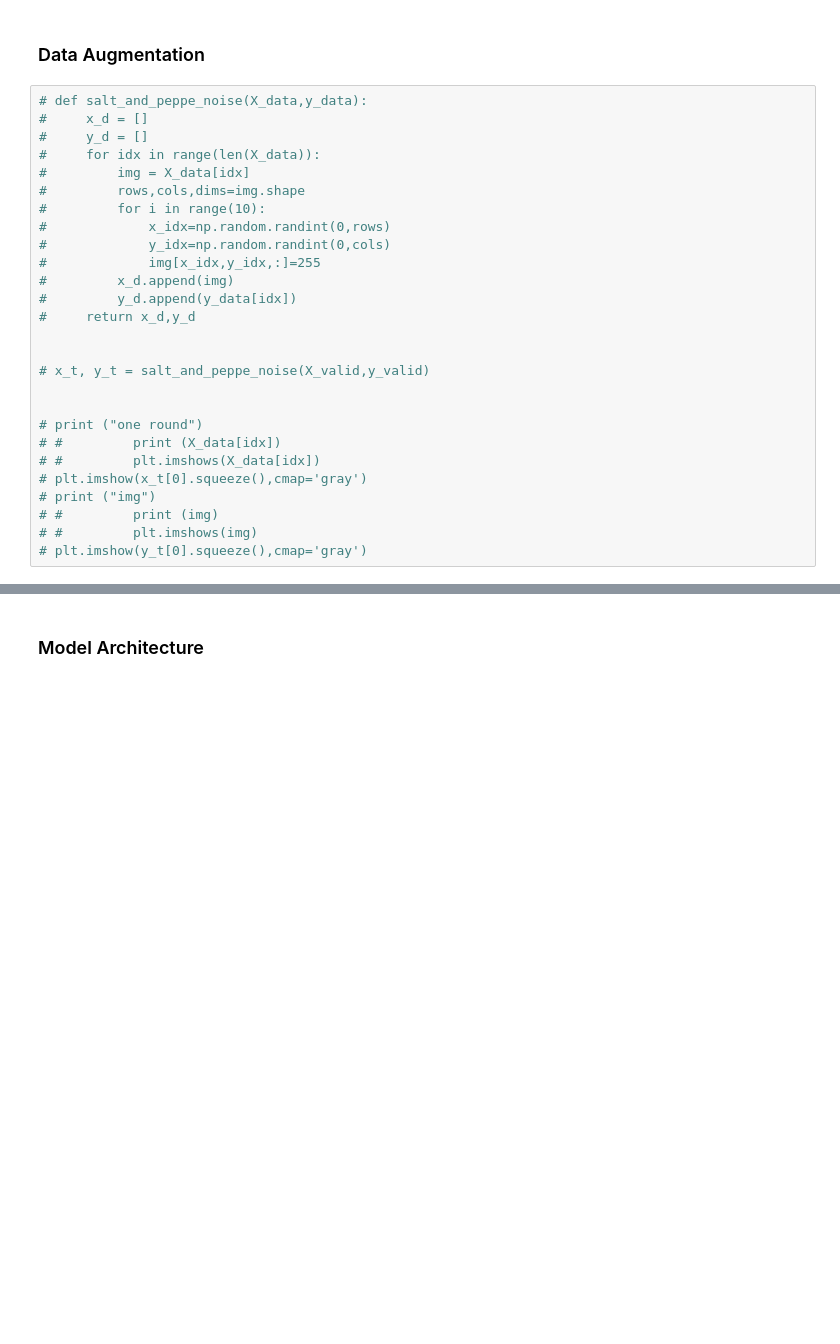
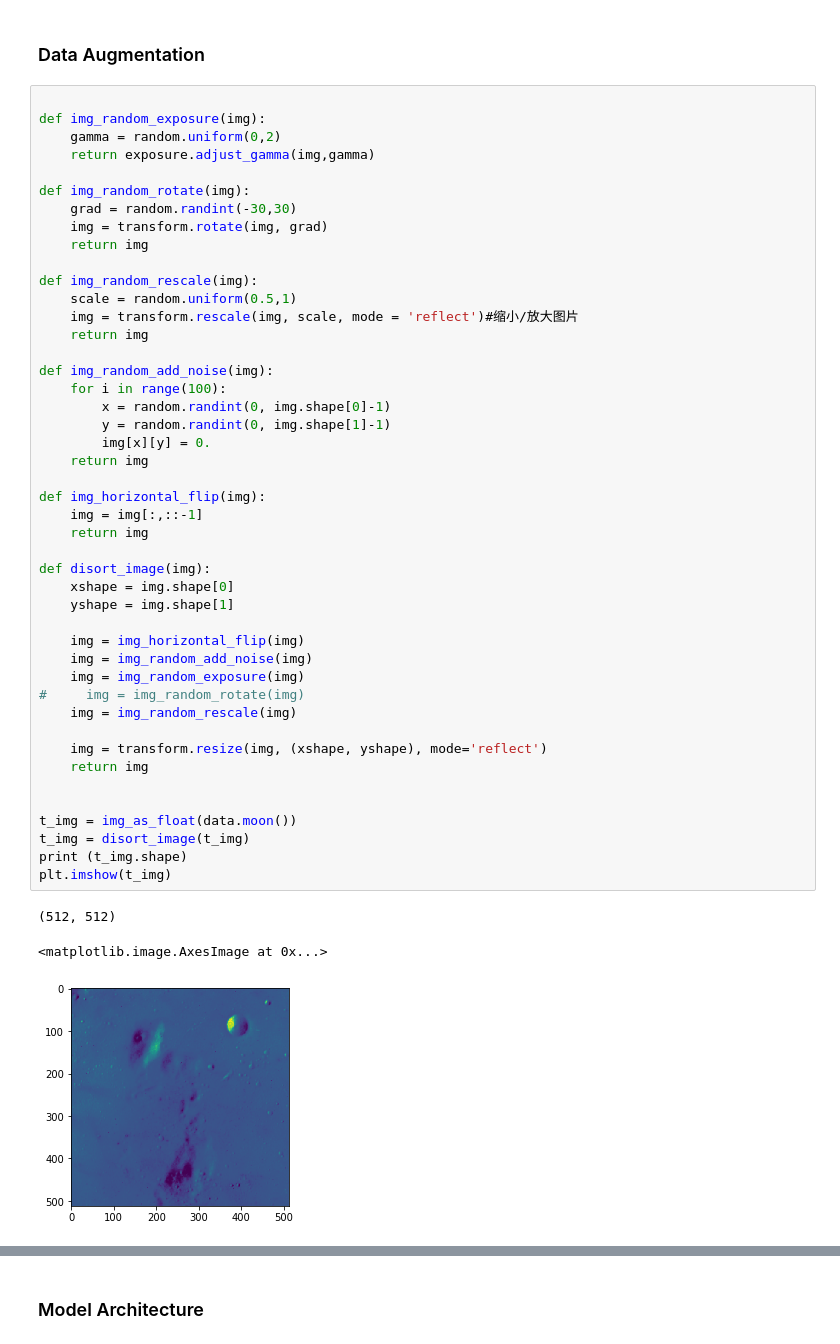
Before and after one commit to yuan-ji/CarND-Traffic-Sign-Classifier-Project, a Jupyter notebook: Traffic_Sign_Classifier.ipynb, the cells around one changed output, grey strips where cells are left out. Cells and saved outputs as stored; diff of their text form; blank space fills up the shorter version.

```diff
--- a/Traffic_Sign_Classifier.ipynb
+++ b/Traffic_Sign_Classifier.ipynb
@@ -244,30 +252,52 @@ X_test = cv2_pre(X_test)
 # X_test = pre_process(X_test)
 # %% [markdown]
 ### Data  Augmentation
-# %%
-# def salt_and_peppe_noise(X_data,y_data):
-#     x_d = []
-#     y_d = []
-#     for idx in range(len(X_data)):
-#         img = X_data[idx]
-#         rows,cols,dims=img.shape
-#         for i in range(10):
-#             x_idx=np.random.randint(0,rows)
-#             y_idx=np.random.randint(0,cols)
-#             img[x_idx,y_idx,:]=255
-#         x_d.append(img)
-#         y_d.append(y_data[idx])
-#     return x_d,y_d
-
-
-# x_t, y_t = salt_and_peppe_noise(X_valid,y_valid)
-
-
-# print ("one round")
-# #         print (X_data[idx])
-# #         plt.imshows(X_data[idx])
-# plt.imshow(x_t[0].squeeze(),cmap='gray')
-# print ("img")
-# #         print (img)
-# #         plt.imshows(img)
-# plt.imshow(y_t[0].squeeze(),cmap='gray')
+# %%
+
+def img_random_exposure(img):
+    gamma = random.uniform(0,2)
+    return exposure.adjust_gamma(img,gamma)
+
+def img_random_rotate(img):
+    grad = random.randint(-30,30)
+    img = transform.rotate(img, grad)
+    return img
+
+def img_random_rescale(img):
+    scale = random.uniform(0.5,1)
+    img = transform.rescale(img, scale, mode = 'reflect')#缩小/放大图片
+    return img
+
+def img_random_add_noise(img):
+    for i in range(100):
+        x = random.randint(0, img.shape[0]-1)
+        y = random.randint(0, img.shape[1]-1)
+        img[x][y] = 0.
+    return img
+
+def img_horizontal_flip(img):
+    img = img[:,::-1]
+    return img
+
+def disort_image(img):
+    xshape = img.shape[0]
+    yshape = img.shape[1]
+
+    img = img_horizontal_flip(img)
+    img = img_random_add_noise(img)
+    img = img_random_exposure(img)
+#     img = img_random_rotate(img)
+    img = img_random_rescale(img)
+
+    img = transform.resize(img, (xshape, yshape), mode='reflect')
+    return img
+
+
+t_img = img_as_float(data.moon())
+t_img = disort_image(t_img)
+print (t_img.shape)
+plt.imshow(t_img)
+# %% [output]
+(512, 512)
+<matplotlib.image.AxesImage at 0x...>
+[figure, added]
```
Also changed, not shown: parts of 11 cells of this notebook.
